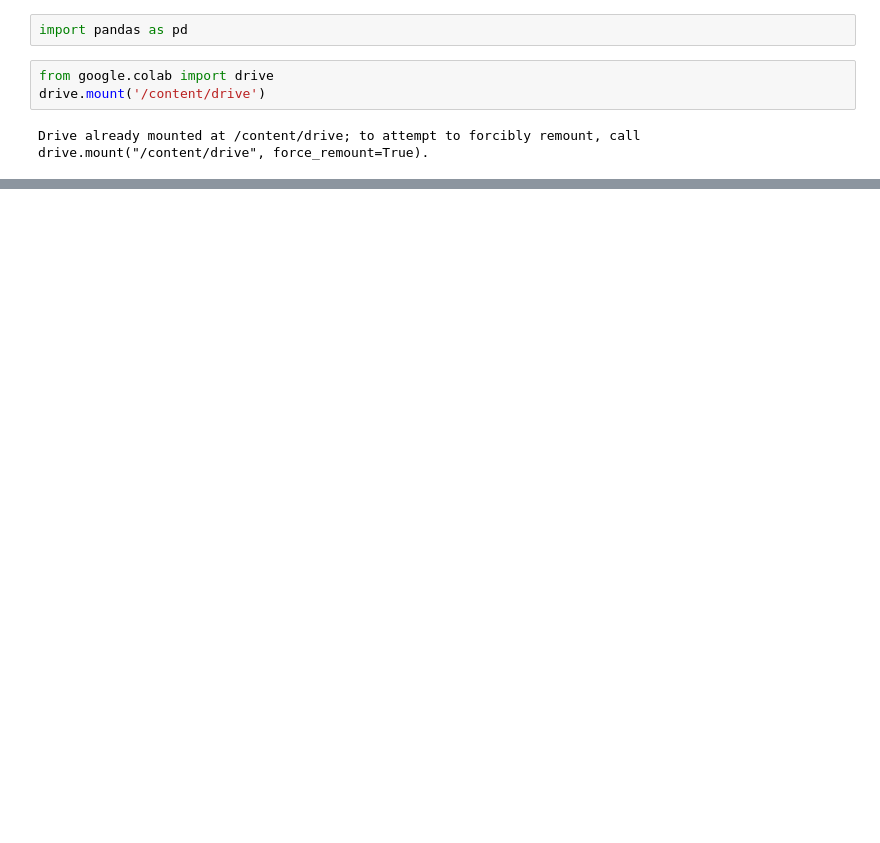
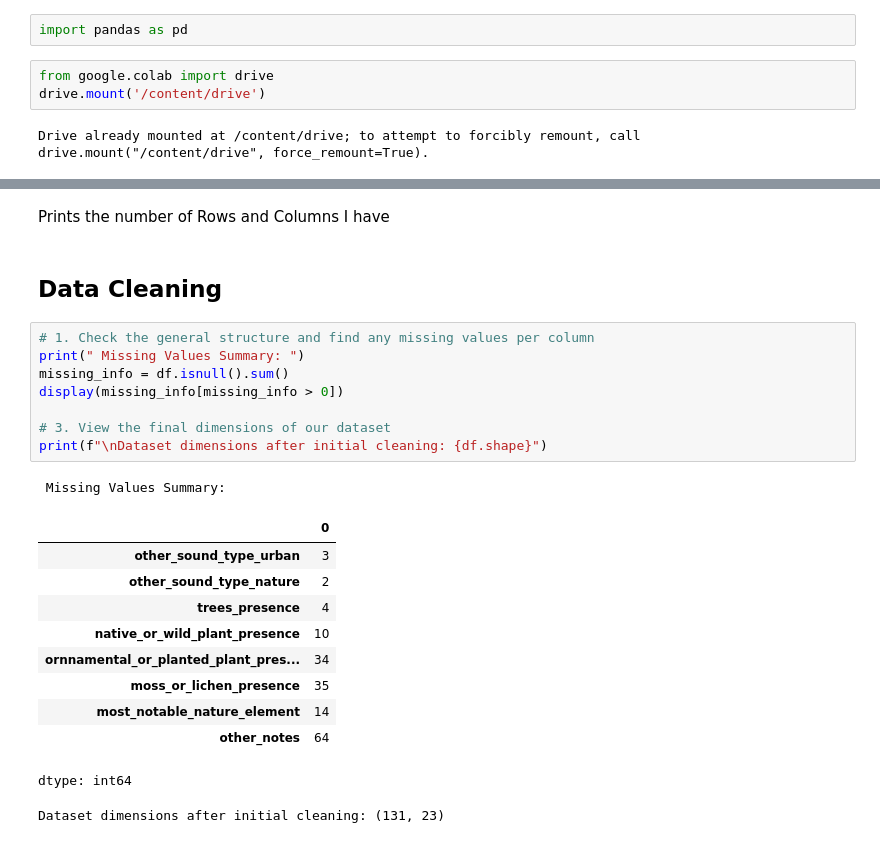
Before and after one commit to LiamPlower/ML-CampusProject-colab, a Jupyter notebook: MLProject.ipynb, the cells around one changed output, grey strips where cells are left out. Saved outputs shown, nothing was run; the diff lists cells and outputs as text; blank space fills up the shorter version.

```diff
--- a/MLProject.ipynb
+++ b/MLProject.ipynb
@@ -42,0 +65,25 @@ Warning: Total number of columns (23) exceeds max_columns (20). Falling back to
+# %% [markdown]
+Prints the number of Rows and Columns I have
+# %% [markdown]
+## Data Cleaning
+# %%
+# 1. Check the general structure and find any missing values per column
+print(" Missing Values Summary: ")
+missing_info = df.isnull().sum()
+display(missing_info[missing_info > 0])
+
+# 3. View the final dimensions of our dataset
+print(f"\nDataset dimensions after initial cleaning: {df.shape}")
+# %% [output]
+ Missing Values Summary:
+|  | 0 |
+| other_sound_type_urban | 3 |
+| other_sound_type_nature | 2 |
+| trees_presence | 4 |
+| native_or_wild_plant_presence | 10 |
+| ornnamental_or_planted_plant_pres... | 34 |
+| moss_or_lichen_presence | 35 |
+| most_notable_nature_element | 14 |
+| other_notes | 64 |
+dtype: int64
+Dataset dimensions after initial cleaning: (131, 23)
```
Also changed, not shown: parts of 22 cells of this notebook.
